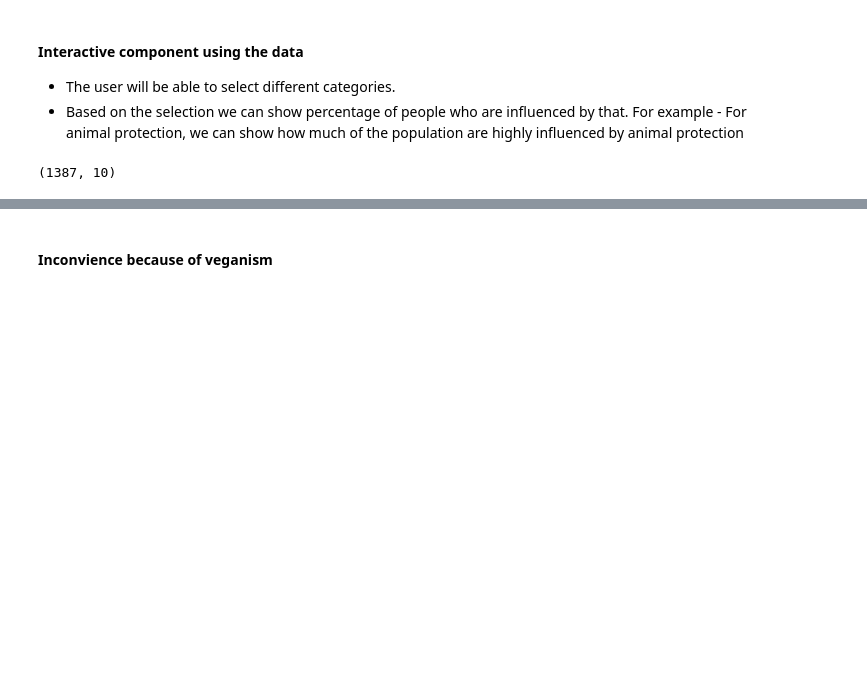
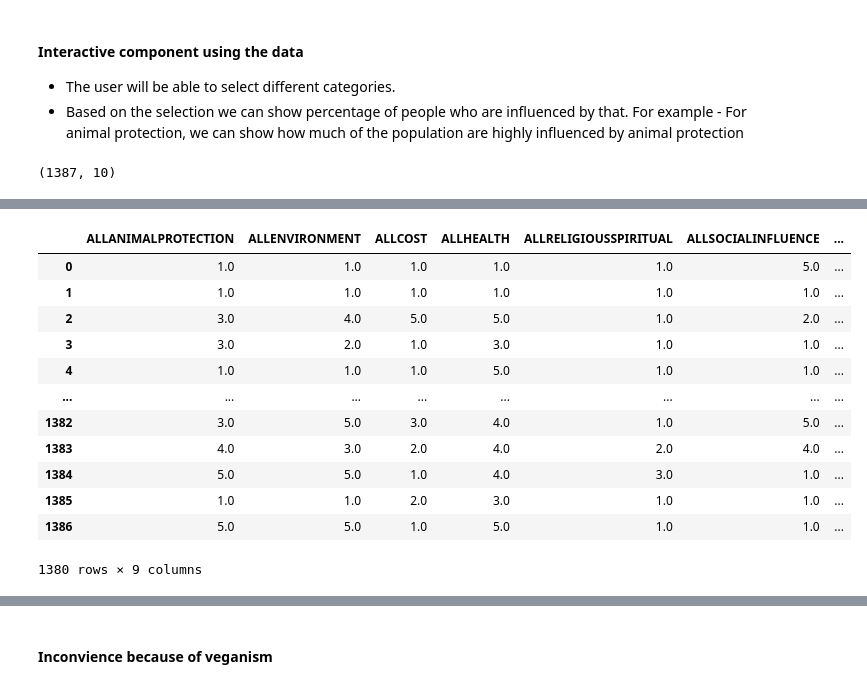
Before and after one commit to krips2398/vegan-planet, a Jupyter notebook: data_transformation/data_transformation_3.ipynb, the cells around one changed output, grey strips where cells are left out. Cells and saved outputs as stored; diff of their text form; code cells hidden in the pictures; blank space fills up the shorter version.

```diff
--- a/data_transformation/data_transformation_3.ipynb
+++ b/data_transformation/data_transformation_3.ipynb
@@ -160,0 +227,16 @@ df_reasons.shape
+# %%
+df_reasons
+# %% [output]
+|  | ALLANIMALPROTECTION | ALLENVIRONMENT | ALLCOST | ALLHEALTH | ALLRELIGIOUSSPIRITUAL | ALLSOCIALINFLUENCE | ... |
+| 0 | 1.0 | 1.0 | 1.0 | 1.0 | 1.0 | 5.0 | ... |
+| 1 | 1.0 | 1.0 | 1.0 | 1.0 | 1.0 | 1.0 | ... |
+| 2 | 3.0 | 4.0 | 5.0 | 5.0 | 1.0 | 2.0 | ... |
+| 3 | 3.0 | 2.0 | 1.0 | 3.0 | 1.0 | 1.0 | ... |
+| 4 | 1.0 | 1.0 | 1.0 | 5.0 | 1.0 | 1.0 | ... |
+| ... | ... | ... | ... | ... | ... | ... | ... |
+| 1382 | 3.0 | 5.0 | 3.0 | 4.0 | 1.0 | 5.0 | ... |
+| 1383 | 4.0 | 3.0 | 2.0 | 4.0 | 2.0 | 4.0 | ... |
+| 1384 | 5.0 | 5.0 | 1.0 | 4.0 | 3.0 | 1.0 | ... |
+| 1385 | 1.0 | 1.0 | 2.0 | 3.0 | 1.0 | 1.0 | ... |
+| 1386 | 5.0 | 5.0 | 1.0 | 5.0 | 1.0 | 1.0 | ... |
+1380 rows × 9 columns
```
Also changed, not shown: parts of 29 cells of this notebook, 3 other files.
